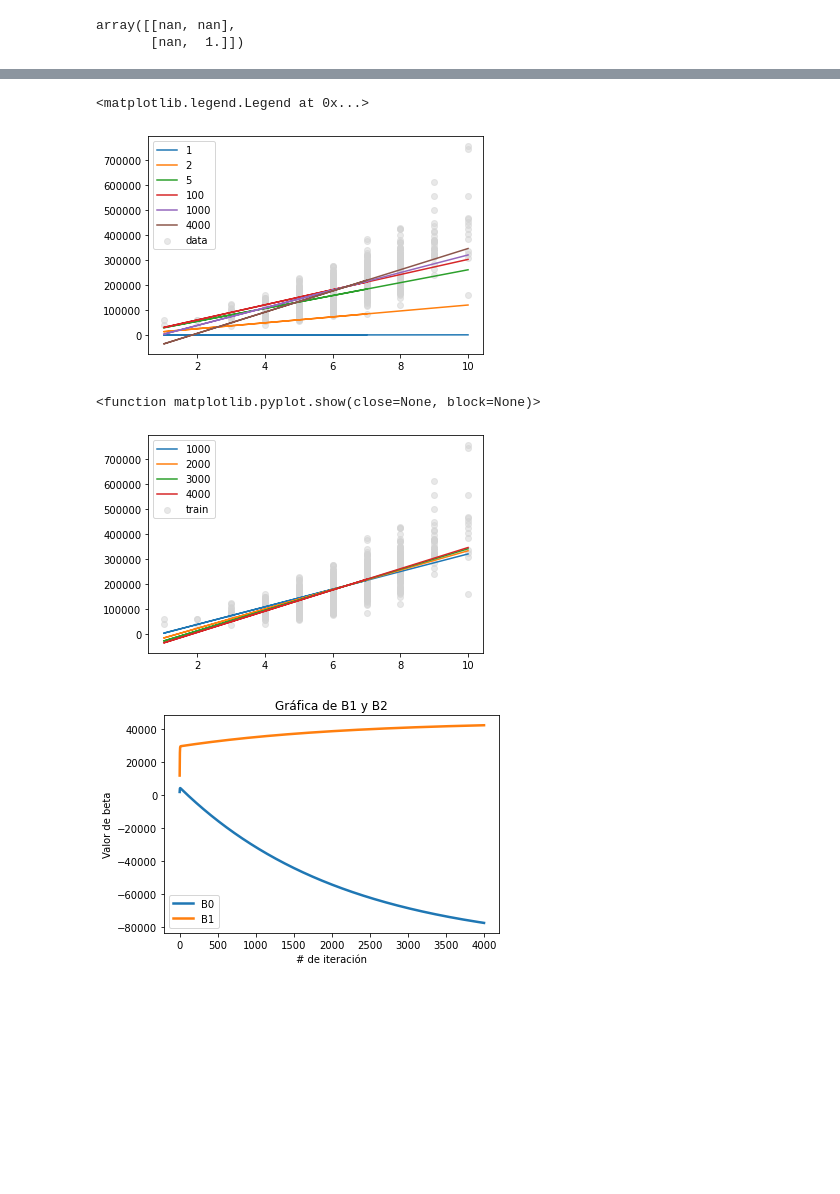
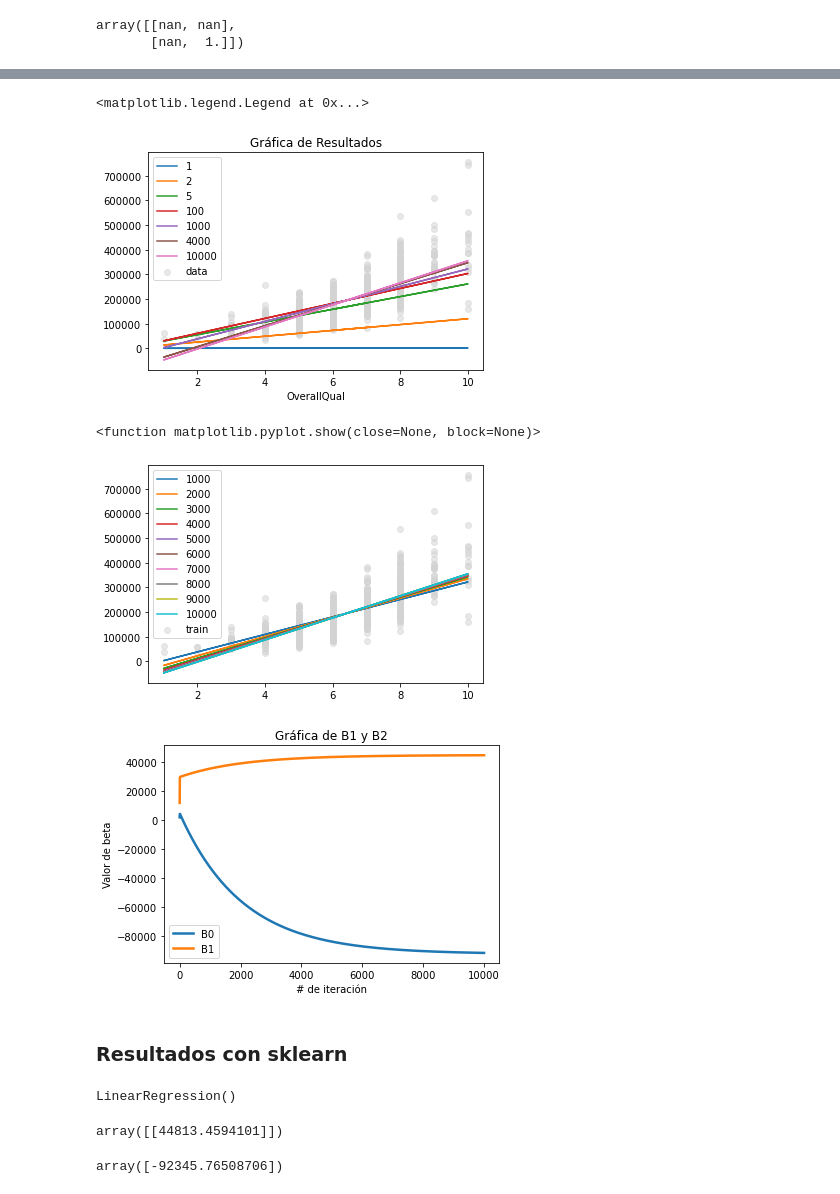
Before and after one commit to andrear17/Proyecto_Final-CDP, a Jupyter notebook: Proyecto_Final.ipynb, the cells around one changed output, grey strips where cells are left out. Saved outputs shown, nothing was run; the diff lists cells and outputs as text; code cells hidden in the pictures; blank space fills up the shorter version.

```diff
--- a/Proyecto_Final.ipynb
+++ b/Proyecto_Final.ipynb
@@ -262,3 +267,3 @@ def graf_resultados(x, y, resultados, n):
 # %%
-resultados, errores, dic_b0, dic_b1 = regresion_lineal(train['OverallQual'], train['SalePrice'], 4000, 1000, 0.0099)
+resultados, errores, dic_b0, dic_b1 = regresion_lineal(train['OverallQual'], train['SalePrice'], 10000, 1000, 0.0099)
 # %% [output]
@@ -273,21 +298,24 @@ graf_errores(errores, 100)
 # %%
 plt.scatter(train['OverallQual'], train['SalePrice'], label = 'data', alpha=0.5, color='lightgrey')
 plt.plot(train['OverallQual'], resultados[1], label = 1)
 plt.plot(train['OverallQual'], resultados[2], label = 2)
 plt.plot(train['OverallQual'], resultados[5], label = 5)
 plt.plot(train['OverallQual'], resultados[100], label = 100)
 plt.plot(train['OverallQual'], resultados[1000], label = 1000)
 plt.plot(train['OverallQual'], resultados[4000], label = 4000)
+plt.plot(train['OverallQual'], resultados[10000], label = 10000)
+plt.xlabel('OverallQual')
+plt.title('Gráfica de Resultados')
 plt.legend()
 # %% [output]
 <matplotlib.legend.Legend at 0x...>
-[figure, old version]
+[figure, new version]
 # %%
 graf_resultados(train['OverallQual'], train['SalePrice'], resultados, 1000)
 # %% [output]
 <function matplotlib.pyplot.show(close=None, block=None)>
-[figure, old version]
+[figure, new version]
 # %%
 graf_betas(dic_b0, dic_b1)
 # %% [output]
-[figure, old version]
+[figure, new version]
@@ -293,0 +325,15 @@ graf_betas(dic_b0, dic_b1)
+# %% [markdown]
+### Resultados con sklearn
+# %%
+ln_1 = LinearRegression()
+ln_1.fit(train.OverallQual.values.reshape(-1,1), train.SalePrice.values.reshape(-1,1))
+# %% [output]
+LinearRegression()
+# %%
+ln_1.coef_#b1
+# %% [output]
+array([[44813.4594101]])
+# %%
+ln_1.intercept_#b0
+# %% [output]
+array([-92345.76508706])
```
Also changed, not shown: parts of 15 cells of this notebook.
